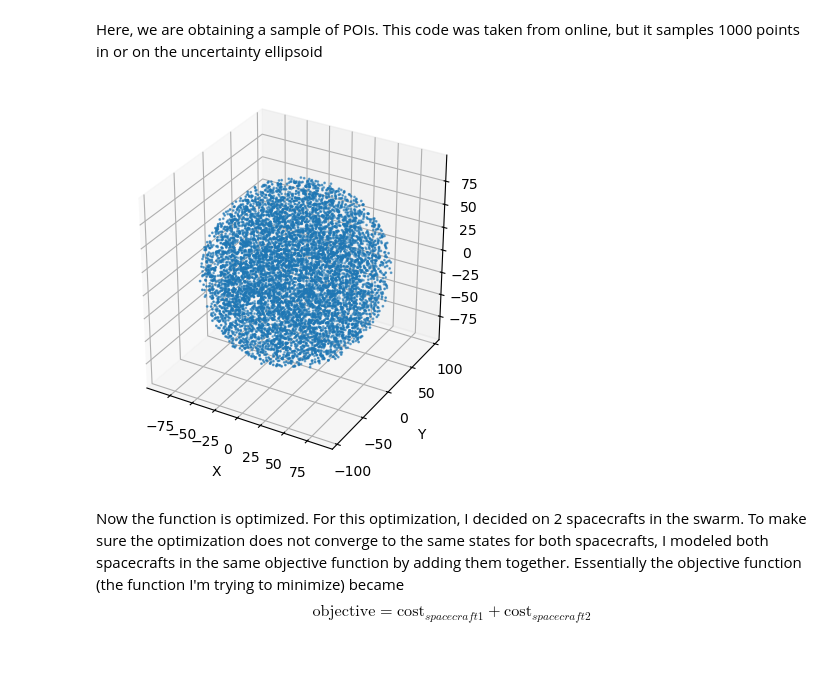
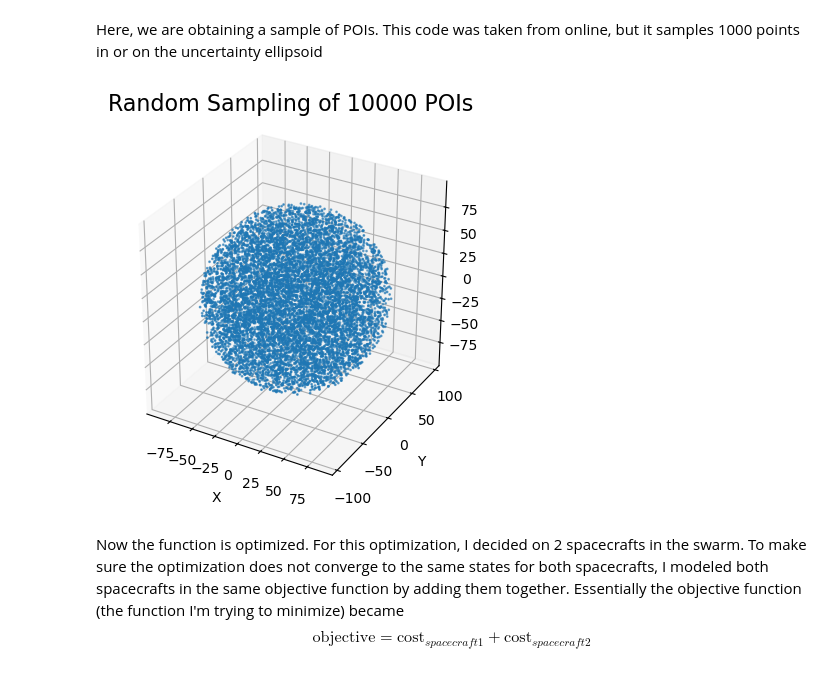
Before and after one commit to Arna-Bhardwaj/ISO-Exploration, a Jupyter notebook: InformationCost (2).ipynb, the cells around one changed output. Saved outputs shown, nothing was run; the diff lists cells and outputs as text; code cells hidden in the pictures.

Commit message:
added plane and plotting, some syntax changes

```diff
--- a/InformationCost (2).ipynb
+++ b/InformationCost (2).ipynb
@@ -123,34 +125,35 @@ def randompoint(ndim=3):
             return point
 
 # Function to scale points from the unit sphere to the ellipsoid
 f = lambda x, y, z: np.multiply(np.array([a, b, c]), np.array([x, y, z]))
 
 # Generate points until we have, let's say, 5000 points
-n = 8000
+n = 10000
 points = []
 while len(points) < n:
     x, y, z = randompoint()
     scaled_point = f(x, y, z)
     points.append(scaled_point)
 
 # Convert list to numpy array for easier handling
 points = np.array(points)
 
 # Plot the generated points
 fig = plt.figure()
 ax = fig.add_subplot(projection="3d")
 ax.scatter(points[:, 0], points[:, 1], points[:, 2], s=1)
 
 # Set aspect ratio for the axes
 ax.set_box_aspect((np.ptp(points[:, 0]), np.ptp(points[:, 1]), np.ptp(points[:, 2])))
 
 # Set labels for the axes
 ax.set_xlabel('X')
 ax.set_ylabel('Y')
 ax.set_zlabel('Z')
+plt.title("Random Sampling of 10000 POIs", fontsize=16)
 
 plt.show()
 # %% [output]
-[figure, old version]
+[figure, new version]
 # %% [markdown]
 Now the function is optimized. For this optimization, I decided on 2 spacecrafts in the swarm. To make sure the optimization does not converge to the same states for both spacecrafts, I modeled both spacecrafts in the same objective function by adding them together. Essentially the objective function (the function I'm trying to minimize) became $$\text{objective} = \text{cost}_{spacecraft 1} + \text{cost}_{spacecraft 2}$$
```
Also changed, not shown: parts of 8 cells of this notebook, 2 other files.
